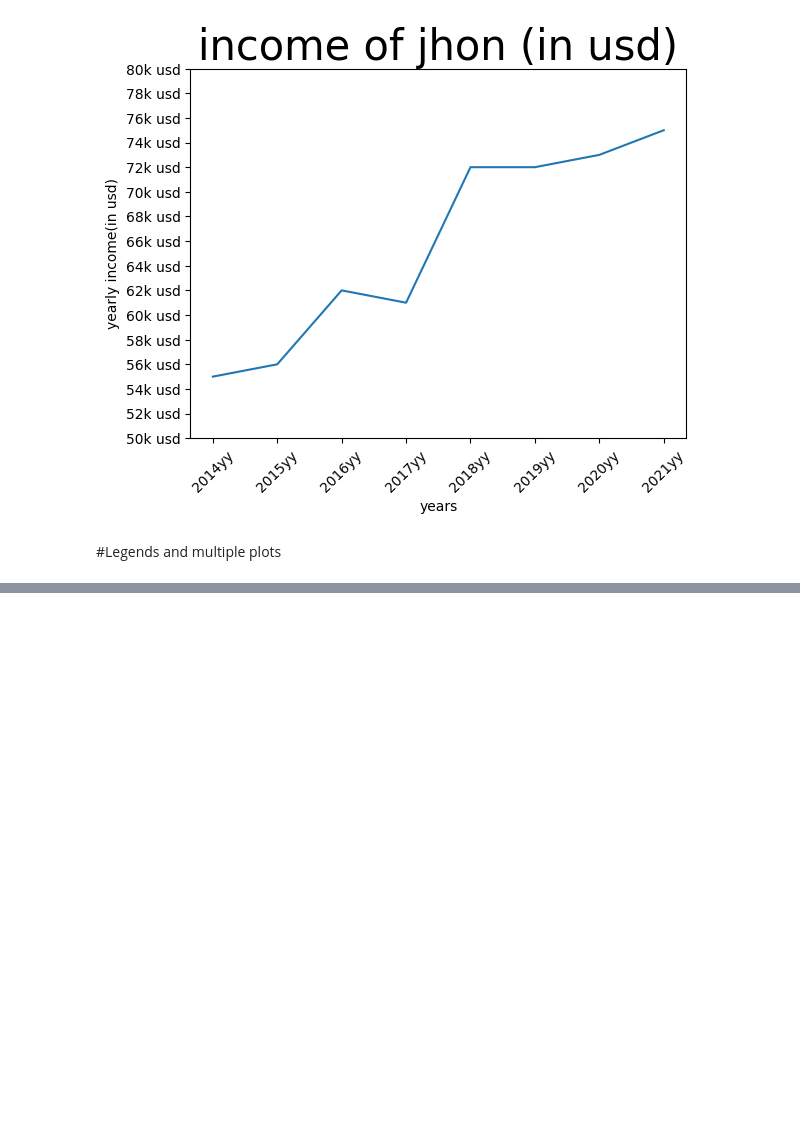
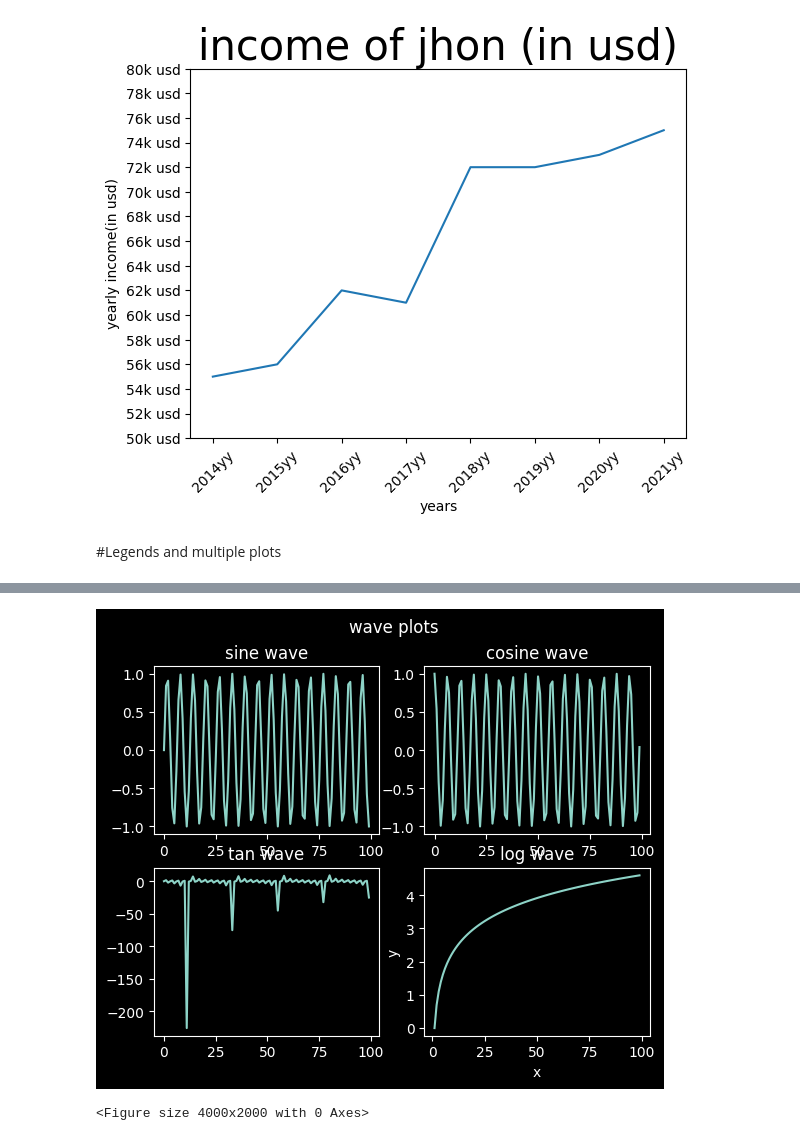
Before and after one commit to haneeth25/Libraries_prac, a Jupyter notebook: matplotlib.ipynb, the cells around one changed output, grey strips where cells are left out. Drawn from its saved outputs; the diff is of its cells as text; code cells hidden in the pictures; blank space fills up the shorter version.

```diff
--- a/matplotlib.ipynb
+++ b/matplotlib.ipynb
@@ -224,0 +269,21 @@ plt.show()
+# %%
+x = np.arange(100)
+fig,axs = plt.subplots(2,2)
+axs[0,0].plot(x,np.sin(x))
+axs[0,0].set_title('sine wave')
+
+axs[0,1].plot(x,np.cos(x))
+axs[0,1].set_title('cosine wave')
+
+axs[1,0].plot(x,np.tan(x))
+axs[1,0].set_title('tan wave')
+
+axs[1,1].plot(x,np.log(x))
+axs[1,1].set_title('log wave')
+axs[1,1].set_xlabel('x')
+axs[1,1].set_ylabel('y')
+fig.suptitle('wave plots')
+plt.show()
+# %% [output]
+[figure, added]
+<Figure size 4000x2000 with 0 Axes>
```
Also changed, not shown: parts of 10 cells of this notebook.
